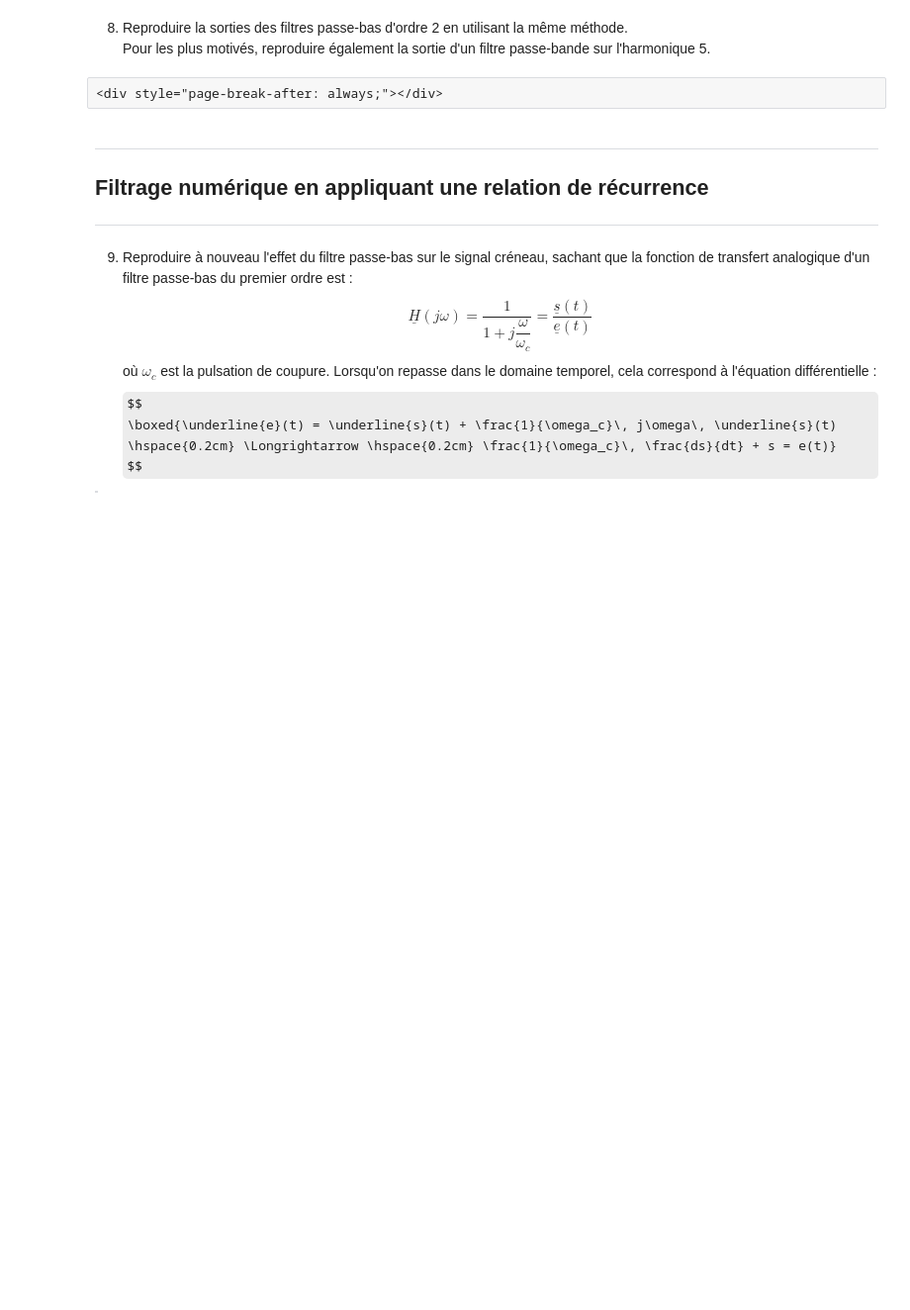
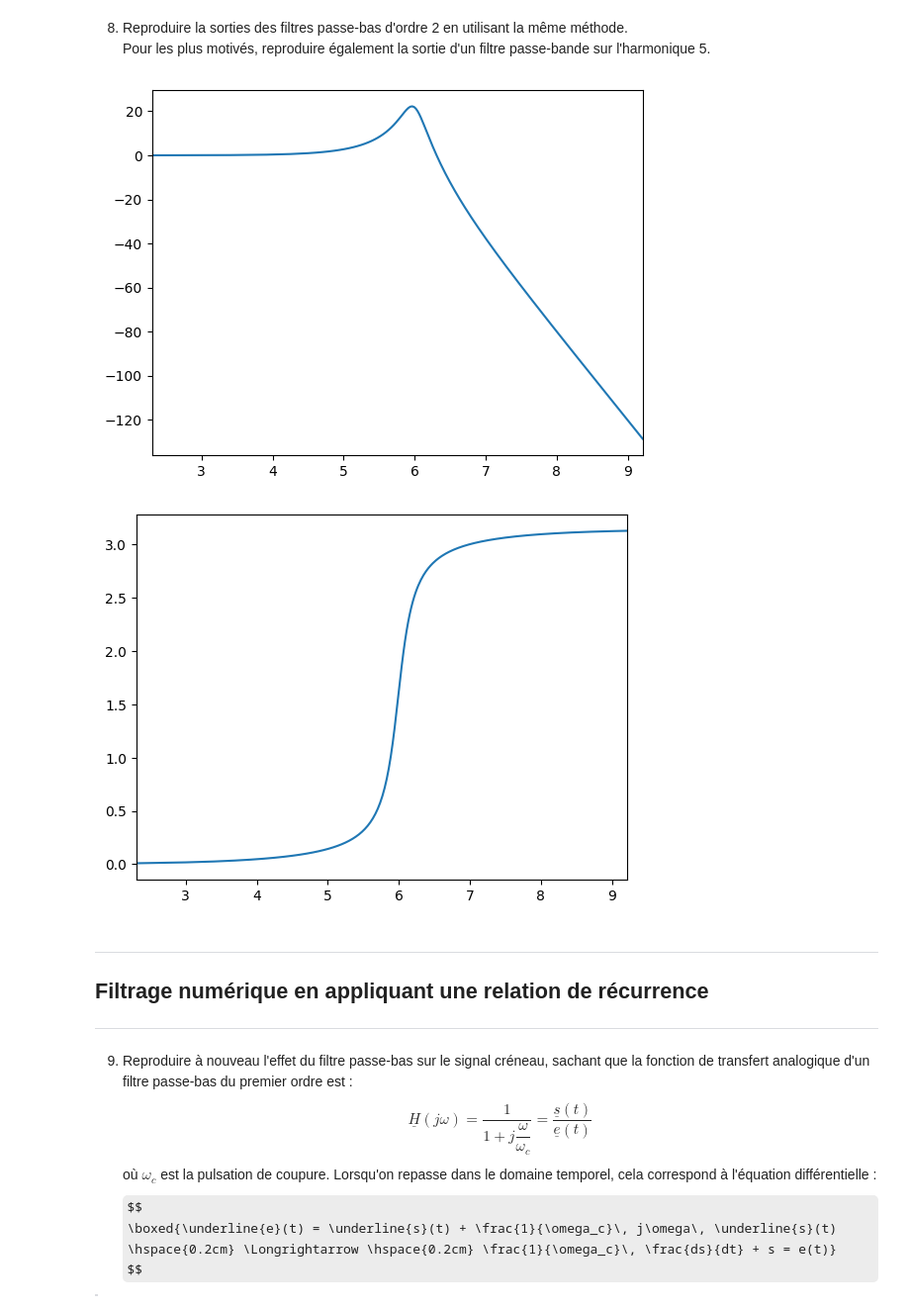
Before and after one commit to phandrieu/TPPhysiqueMPIE, a Jupyter notebook: Image spectrale d'un signal.ipynb, the cells around one changed output. Shown at 99% size. Cells and saved outputs as stored; diff of their text form; code cells hidden in the pictures; some formulas as TeX source; blank space fills up the shorter version.

```diff
--- a/Image spectrale d'un signal.ipynb
+++ b/Image spectrale d'un signal.ipynb
@@ -347,2 +361,21 @@ Pour les plus motivés, reproduire également la sortie d'un filtre passe-bande
-# %% [raw]
-<div style="page-break-after: always;"></div>
+# %%
+# Filtre 2 : passe bas d'ordre 2 avec fc=0.4*f0
+#Fonction de transfert d'un filtre d'ordre 2 :
+fc = 0.4*f0
+Q = 3
+def H2(f):
+    return 1/(1+1j*(f/fc)/Q-(f/fc)**2)
+def G2(f):
+    return (20*np.log(np.abs(H2(f))))
+def phi2(f):
+    return -np.angle(H2(f))
+
+plt.clf()
+plt.plot(np.log(freqs), G2(freqs))
+plt.show()
+plt.plot(np.log(freqs), phi2(freqs))
+plt.show()
+# Code à remplir
+# %% [output]
+[figure, added]
+[figure, added]
```
Also changed, not shown: parts of 25 cells of this notebook.
